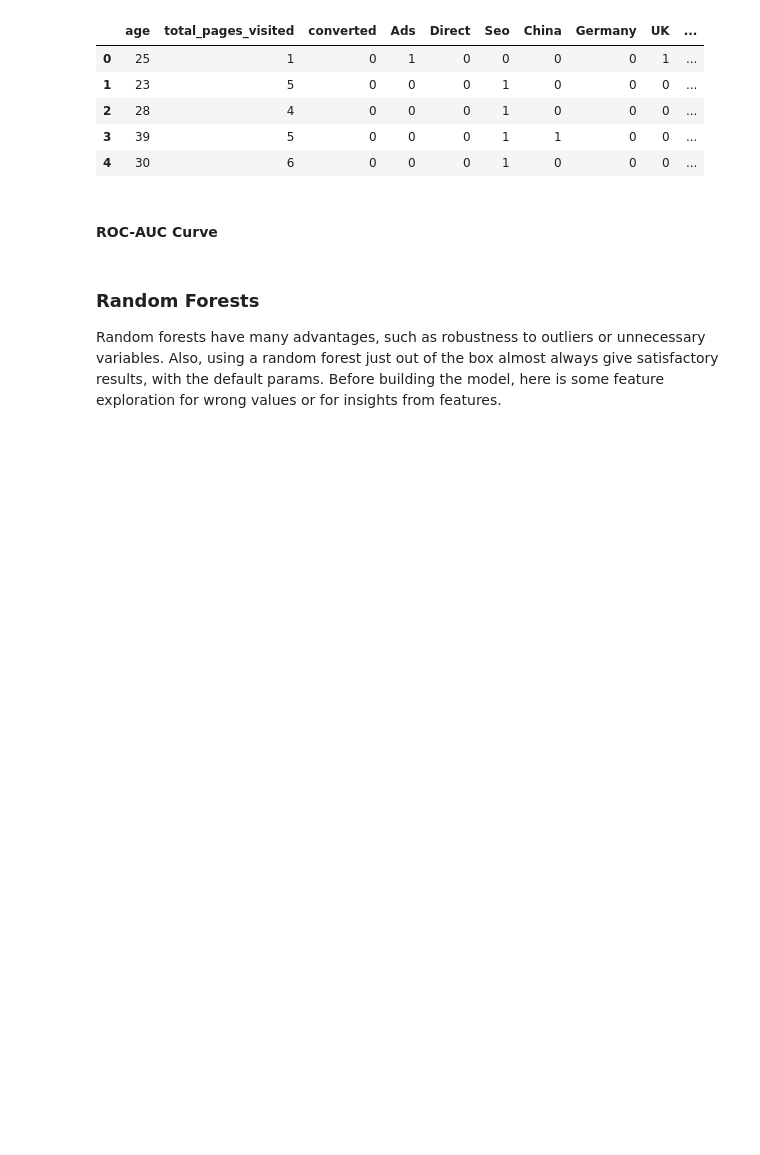
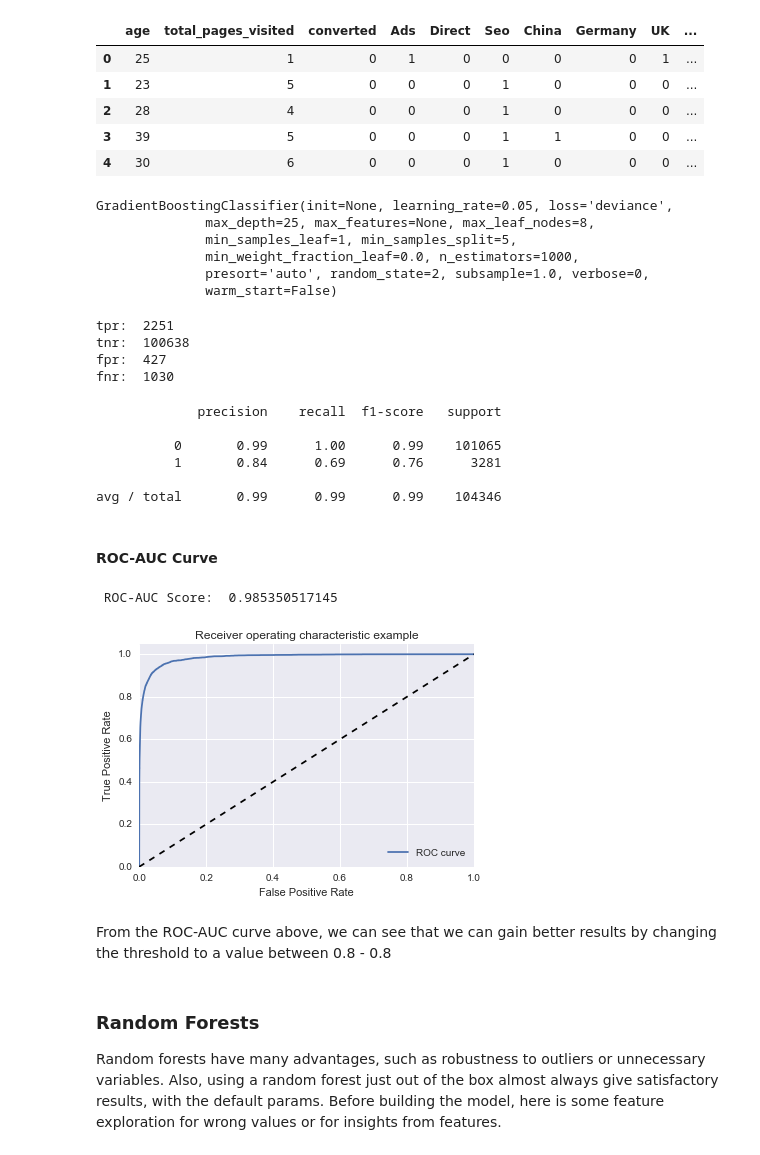
Before and after one commit to Saadorj/DataScienceProjects, a Jupyter notebook: conversion_rate/conversion-rate.ipynb, the cells around one changed output. Drawn from its saved outputs; the diff is of its cells as text; code cells hidden in the pictures; blank space fills up the shorter version.

Commit message:
added roc-auc curve

```diff
--- a/conversion_rate/conversion-rate.ipynb
+++ b/conversion_rate/conversion-rate.ipynb
@@ -94,12 +94,19 @@ y = data['converted'].as_matrix()
 X_train, X_test, y_train, y_test = train_test_split(X, y, test_size=0.33, random_state=42)
 # %%
 # Set the parameters
-original_params = {'n_estimators': 1000, 'max_depth': 25, 'max_leaf_nodes':None, 'random_state': 2,
+original_params = {'n_estimators': 1000, 'max_depth': 25, 'max_leaf_nodes':8 , 'random_state': 2,
                    'min_samples_split': 5, 'learning_rate': 0.05}
 
 # Train the classifier
 clf = GradientBoostingClassifier(**original_params)
 clf.fit(X_train, y_train)
+# %% [output]
+GradientBoostingClassifier(init=None, learning_rate=0.05, loss='deviance',
+              max_depth=25, max_features=None, max_leaf_nodes=8,
+              min_samples_leaf=1, min_samples_split=5,
+              min_weight_fraction_leaf=0.0, n_estimators=1000,
+              presort='auto', random_state=2, subsample=1.0, verbose=0,
+              warm_start=False)
 # %%
 # Predict classification results on the test set
 y_pred = clf.predict(X_test)
@@ -113,36 +120,44 @@ print "tpr: ", len(output[(output.test_label == output.test_predicted) & (output
 print "tnr: ", len(output[(output.test_label == output.test_predicted) & (output.test_label == 0)])
 print "fpr: ", len(output[(output.test_label != output.test_predicted) & (output.test_label == 0)])
 print "fnr: ", len(output[(output.test_label != output.test_predicted) & (output.test_label == 1)])
+# %% [output]
+tpr:  2251
+tnr:  100638
+fpr:  427
+fnr:  1030
 # %%
 print classification_report(y_test, y_pred)
+# %% [output]
+             precision    recall  f1-score   support
+
+          0       0.99      1.00      0.99    101065
+          1       0.84      0.69      0.76      3281
+
+avg / total       0.99      0.99      0.99    104346
 # %% [markdown]
 #### ROC-AUC Curve
+# %%
+# Compute ROC curve and ROC area for each class
+preds = clf.predict_proba(X_test)[:,1]
+fpr, tpr, thresh = roc_curve(y_test, preds)
+print "ROC-AUC Score: ", roc_auc_score(y_test, preds)
+# %% [output]
+ ROC-AUC Score:  0.985350517145
 # %%
-# Compute ROC curve and ROC area for each class
-fpr = dict()
-tpr = dict()
-roc_auc = dict()
-
-for i in range(n_classes):
-    fpr[i], tpr[i], _ = roc_curve(y_test[:, i], y_pred[:, i])
-    roc_auc[i] = auc(fpr[i], tpr[i])
-
-# Compute micro-average ROC curve and ROC area
-fpr["micro"], tpr["micro"], _ = roc_curve(y_test.ravel(), y_pred.ravel())
-roc_auc["micro"] = auc(fpr["micro"], tpr["micro"])
-
-
-# Plot of a ROC curve for a specific class
 plt.figure()
-plt.plot(fpr[2], tpr[2], label='ROC curve (area = %0.2f)' % roc_auc[2])
+plt.plot(fpr, tpr, label='ROC curve')
 plt.plot([0, 1], [0, 1], 'k--')
 plt.xlim([0.0, 1.0])
 plt.ylim([0.0, 1.05])
 plt.xlabel('False Positive Rate')
 plt.ylabel('True Positive Rate')
 plt.title('Receiver operating characteristic example')
 plt.legend(loc="lower right")
 plt.show()
+# %% [output]
+[figure, added]
+# %% [markdown]
+From the ROC-AUC curve above, we can see that we can gain better results by changing the threshold to a value between 0.8 - 0.8
 # %% [markdown]
 ### Random Forests
 
```
Also changed, not shown: parts of 1 cell of this notebook.
